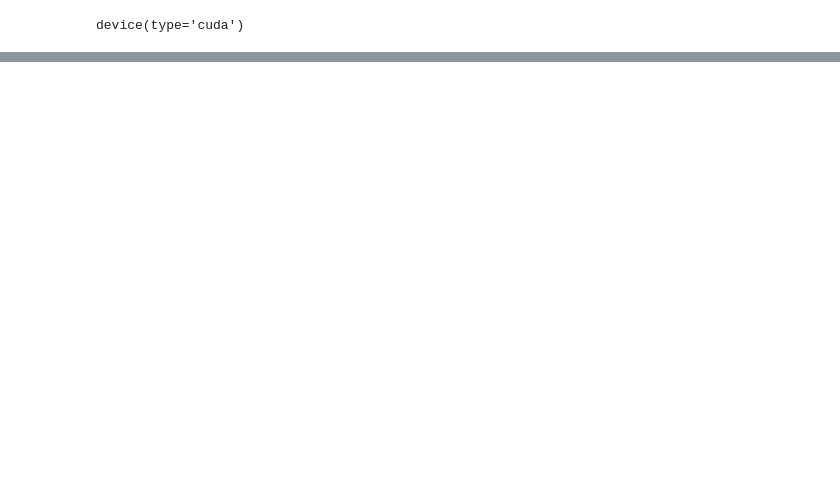
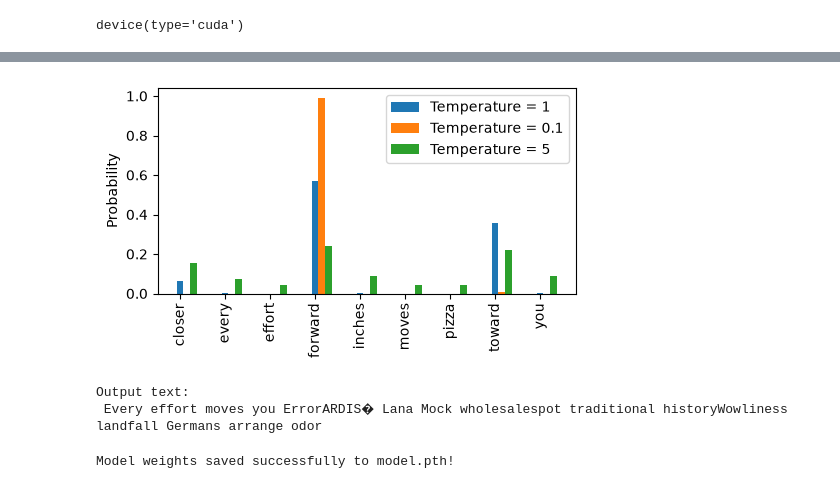
Before and after one commit to Lakshay1221-apple/BuildingLLM, a Jupyter notebook: src/buildinglargelanguagemodel/LLM/pre_training.ipynb, the cells around one changed output, grey strips where cells are left out. Drawn from its saved outputs; the diff is of its cells as text; code cells hidden in the pictures; blank space fills up the shorter version.

Commit message:
Add temperature plot, ignore model directory, and update preprocessing in notebook

```diff
--- a/src/buildinglargelanguagemodel/LLM/pre_training.ipynb
+++ b/src/buildinglargelanguagemodel/LLM/pre_training.ipynb
@@ -249,5 +251,7 @@ torch.Size([2, 256]) to
 # %%
-print("Val data")
-for x , y in val_loader:
-    print(x.shape , y.shape)
+print("Val data preview (first 3 batches):")
+for i, (x, y) in enumerate(val_loader):
+    if i >= 3:
+        break
+    print(f"Batch {i}: inputs {x.shape}, targets {y.shape}")
 # %% [output]
@@ -463,0 +517,33 @@ plot_losses(epochs_tensor, tokens_seen, train_losses, val_losses)
+# %%
+
+
+def softmax_with_temperature(logits, temperature):
+    scaled_logits = logits / temperature
+    return torch.softmax(scaled_logits, dim=0)
+
+# Temperature values
+temperatures = [1, 0.1, 5]  # Original, higher confidence, and lower confidence
+
+# Calculate scaled probabilities
+scaled_probas = [softmax_with_temperature(next_token_logits, T) for T in temperatures]
+# %%
+
+
+# Plotting
+x = torch.arange(len(vocab))
+bar_width = 0.15
+
+fig, ax = plt.subplots(figsize=(5, 3))
+for i, T in enumerate(temperatures):
+    rects = ax.bar(x + i * bar_width, scaled_probas[i], bar_width, label=f'Temperature = {T}')
+
+ax.set_ylabel('Probability')
+ax.set_xticks(x)
+ax.set_xticklabels(vocab.keys(), rotation=90)
+ax.legend()
+
+plt.tight_layout()
+plt.savefig("temperature-plot.pdf")
+plt.show()
+# %% [output]
+[figure, added]
@@ -463,0 +592,22 @@ plot_losses(epochs_tensor, tokens_seen, train_losses, val_losses)
+# %%
+torch.manual_seed(123)
+
+token_ids = generate(
+    model=model,
+    idx=text_to_token_ids("Every effort moves you", tokenizer).to(inference_device),
+    max_new_tokens=15,
+    context_size=GPT_CONFIG["context_length"],
+    top_k=25,
+    temperature=1.4
+)
+
+print("Output text:\n", token_ids_to_text(token_ids, tokenizer))
+# %% [output]
+Output text:
+ Every effort moves you ErrorARDIS� Lana Mock wholesalespot traditional historyWowliness landfall Germans arrange odor
+# %%
+# Save the trained model weights
+torch.save(model.state_dict(), "model.pth")
+print("Model weights saved successfully to model.pth!")
+# %% [output]
+Model weights saved successfully to model.pth!
```
Also changed, not shown: parts of 15 cells of this notebook, 3 other files.
